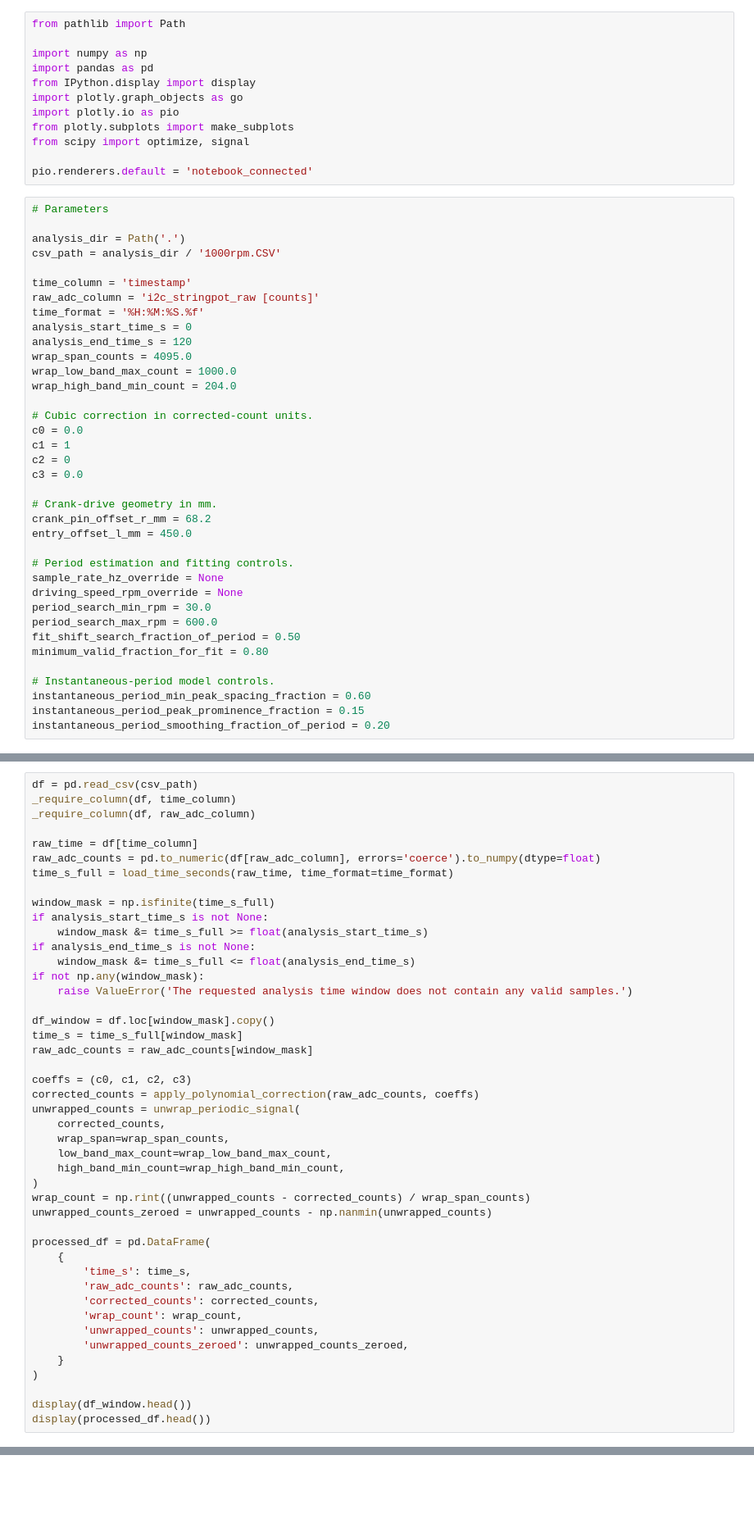
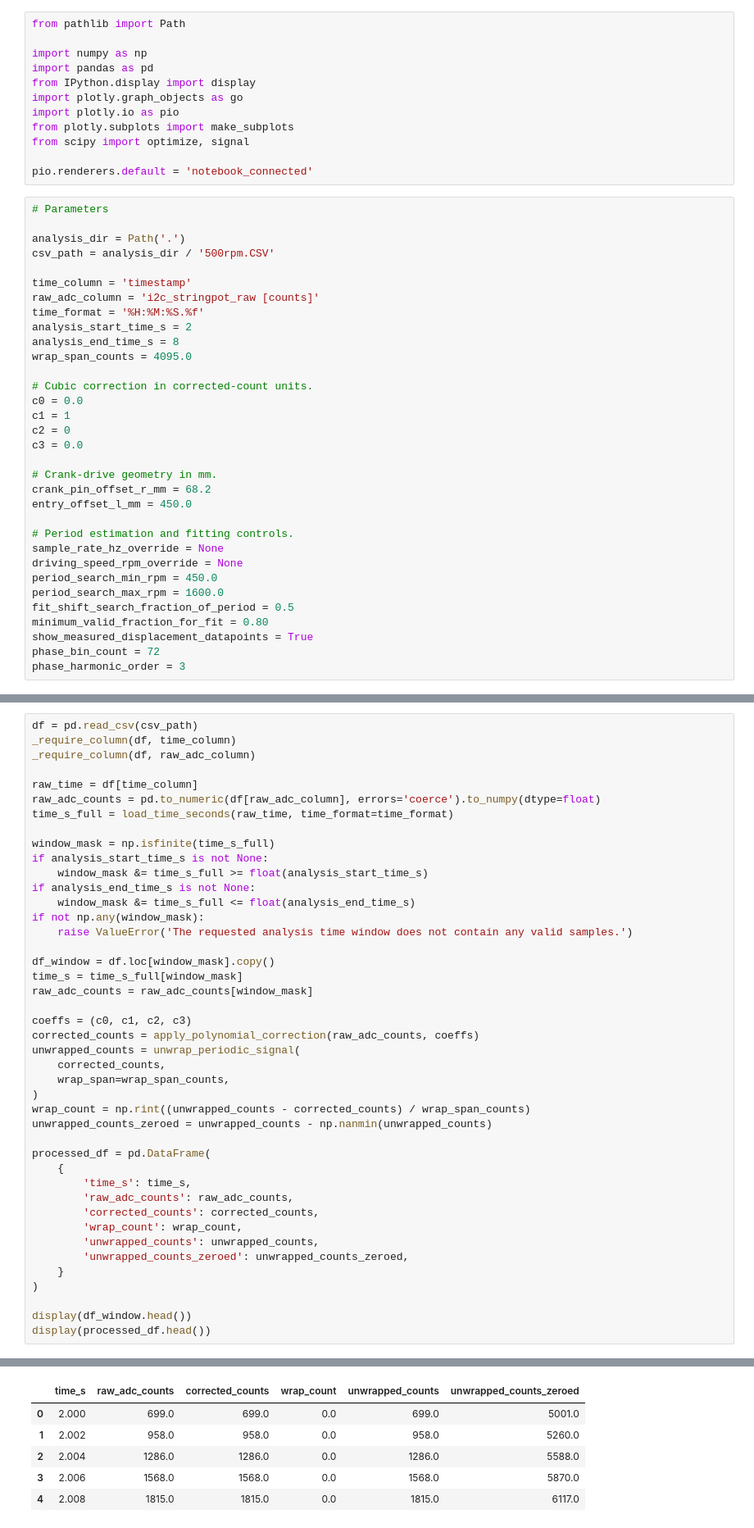
Before and after one commit to benconnor1972/BODAQS, a Jupyter notebook: analysis/string pot analysis/string_pot_analysis.ipynb, the cells around one changed output, grey strips where cells are left out. Shown at 82% size. Saved outputs shown, nothing was run; the diff lists cells and outputs as text; blank space fills up the shorter version.

```diff
--- a/analysis/string pot analysis/string_pot_analysis.ipynb
+++ b/analysis/string pot analysis/string_pot_analysis.ipynb
@@ -27,16 +27,14 @@ pio.renderers.default = 'notebook_connected'
 # Parameters
 
 analysis_dir = Path('.')
-csv_path = analysis_dir / '1000rpm.CSV'
+csv_path = analysis_dir / '500rpm.CSV'
 
 time_column = 'timestamp'
 raw_adc_column = 'i2c_stringpot_raw [counts]'
 time_format = '%H:%M:%S.%f'
-analysis_start_time_s = 0
-analysis_end_time_s = 120
+analysis_start_time_s = 2
+analysis_end_time_s = 8
 wrap_span_counts = 4095.0
-wrap_low_band_max_count = 1000.0
-wrap_high_band_min_count = 204.0
 
 # Cubic correction in corrected-count units.
 c0 = 0.0
@@ -51,15 +49,13 @@ entry_offset_l_mm = 450.0
 # Period estimation and fitting controls.
 sample_rate_hz_override = None
 driving_speed_rpm_override = None
-period_search_min_rpm = 30.0
-period_search_max_rpm = 600.0
-fit_shift_search_fraction_of_period = 0.50
+period_search_min_rpm = 450.0
+period_search_max_rpm = 1600.0
+fit_shift_search_fraction_of_period = 0.5
 minimum_valid_fraction_for_fit = 0.80
-
-# Instantaneous-period model controls.
-instantaneous_period_min_peak_spacing_fraction = 0.60
-instantaneous_period_peak_prominence_fraction = 0.15
-instantaneous_period_smoothing_fraction_of_period = 0.20
+show_measured_displacement_datapoints = True
+phase_bin_count = 72
+phase_harmonic_order = 3
 # %%
 def _require_column(df: pd.DataFrame, column_name: str) -> None:
     if column_name not in df.columns:
@@ -514,8 +781,6 @@ corrected_counts = apply_polynomial_correction(raw_adc_counts, coeffs)
 unwrapped_counts = unwrap_periodic_signal(
     corrected_counts,
     wrap_span=wrap_span_counts,
-    low_band_max_count=wrap_low_band_max_count,
-    high_band_min_count=wrap_high_band_min_count,
 )
 wrap_count = np.rint((unwrapped_counts - corrected_counts) / wrap_span_counts)
 unwrapped_counts_zeroed = unwrapped_counts - np.nanmin(unwrapped_counts)
@@ -533,3 +798,4 @@ processed_df = pd.DataFrame(
 
 display(df_window.head())
 display(processed_df.head())
+# %% [output]
@@ -536,3 +808,9 @@ display(processed_df.head())
+|  | time_s | raw_adc_counts | corrected_counts | wrap_count | unwrapped_counts | unwrapped_counts_zeroed |
+| 0 | 2.000 | 699.0 | 699.0 | 0.0 | 699.0 | 5001.0 |
+| 1 | 2.002 | 958.0 | 958.0 | 0.0 | 958.0 | 5260.0 |
+| 2 | 2.004 | 1286.0 | 1286.0 | 0.0 | 1286.0 | 5588.0 |
+| 3 | 2.006 | 1568.0 | 1568.0 | 0.0 | 1568.0 | 5870.0 |
+| 4 | 2.008 | 1815.0 | 1815.0 | 0.0 | 1815.0 | 6117.0 |
 # %%
 fig = make_subplots(
     rows=4,
```
Also changed, not shown: parts of 10 cells of this notebook, 2 other files.
